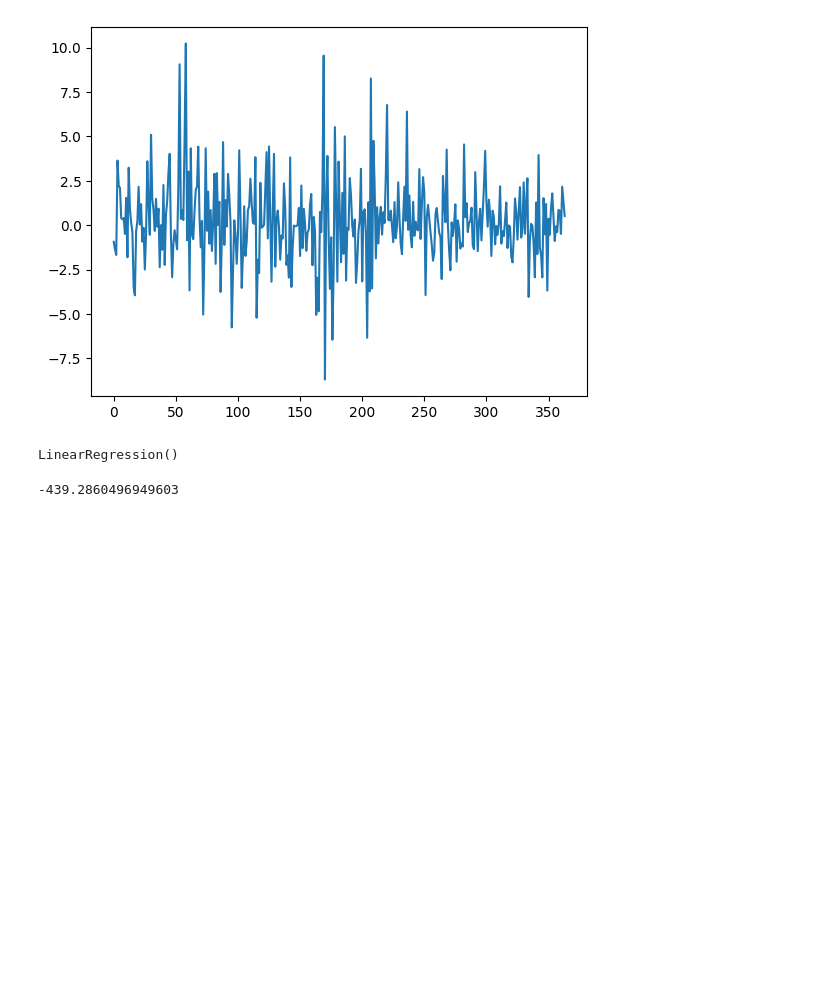
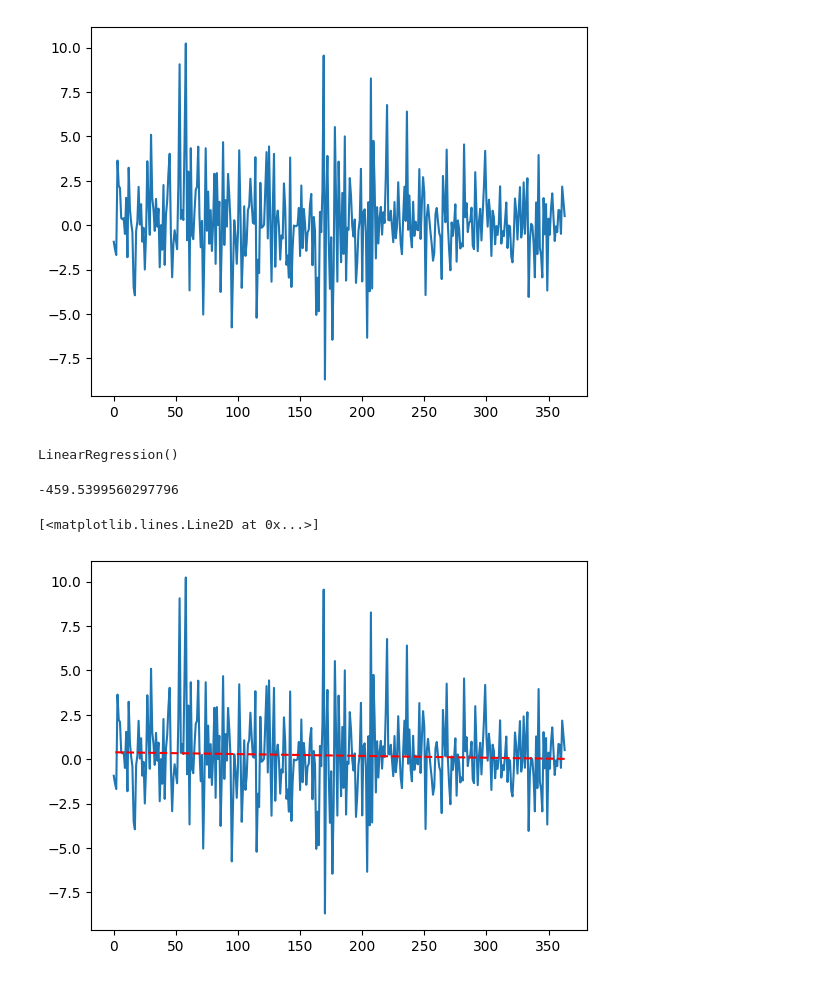
Before and after one commit to hose-ay1/aiqf-cyrpto, a Jupyter notebook: bitcoin_return.ipynb, the cells around one changed output. Cells and saved outputs as stored; diff of their text form; code cells hidden in the pictures; blank space fills up the shorter version.

```diff
--- a/bitcoin_return.ipynb
+++ b/bitcoin_return.ipynb
@@ -123,8 +121,14 @@ regression.fit(X, y)
 # %% [output]
 LinearRegression()
 # %%
-y_pred = regression.predict(X_test)
-r2 = r2_score(y_pred, y_test)
+y_pred = regression.predict(X)
+r2 = r2_score(y_pred, y)
 print(r2)
 # %% [output]
--439.2860496949603
+-459.5399560297796
+# %%
+plt.plot(df['timeClose'], df['return'])
+plt.plot(X, y_pred, color='red', label='Line of Best Fit', linestyle='--')
+# %% [output]
+[<matplotlib.lines.Line2D at 0x...>]
+[figure, added]
```
Also changed, not shown: parts of 1 cell of this notebook, 11 other files.
